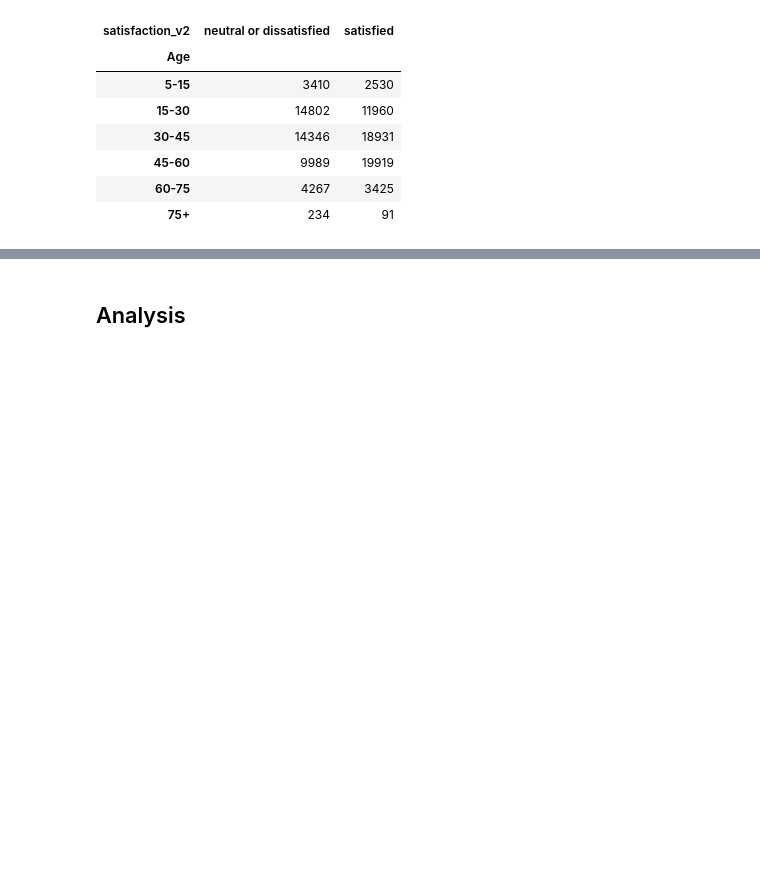
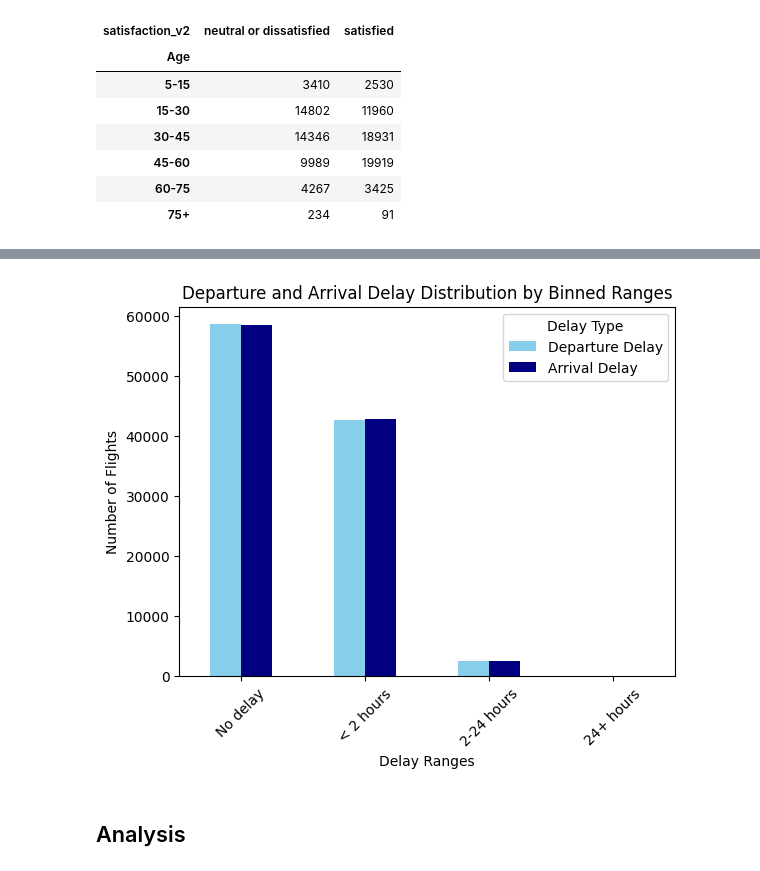
Before and after one commit to aselkabopp/airline_passenger_satisfaction, a Jupyter notebook: airline_passenger_satisfaction.ipynb, the cells around one changed output, grey strips where cells are left out. Cells and saved outputs as stored; diff of their text form; code cells hidden in the pictures; blank space fills up the shorter version.

```diff
--- a/airline_passenger_satisfaction.ipynb
+++ b/airline_passenger_satisfaction.ipynb
@@ -243,0 +281,29 @@ age_satisfaction_distribution
+# %%
+# Departure Delay in Minutes bins
+binned_data_dep_delay = pd.cut(X_train["Departure Delay in Minutes"],
+                     bins=[-0.001, 0.1, 120, 1440, 6000],
+                     labels=['No delay', '< 2 hours', '2-24 hours', '24+ hours'])
+
+dep_bin_counts = binned_data_dep_delay.value_counts().sort_index()
+
+# Arrival Delay in Minutes bins
+binned_data_arr_delay = pd.cut(X_train["Arrival Delay in Minutes"],
+                     bins=[-0.001, 0.1, 120, 1440, 6000],
+                     labels=['No delay', '< 2 hours', '2-24 hours', '24+ hours'])
+
+arr_bin_counts = binned_data_arr_delay.value_counts().sort_index()
+# %%
+bin_counts_df = pd.DataFrame({
+    'Departure Delay': dep_bin_counts,
+    'Arrival Delay': arr_bin_counts
+})
+
+bin_counts_df.plot(kind='bar', color=['skyblue', 'navy'])
+plt.title('Departure and Arrival Delay Distribution by Binned Ranges')
+plt.xlabel('Delay Ranges')
+plt.ylabel('Number of Flights')
+plt.xticks(rotation=45)
+plt.legend(title='Delay Type')
+plt.show()
+# %% [output]
+[figure, added]
```
Also changed, not shown: parts of 7 cells of this notebook.
